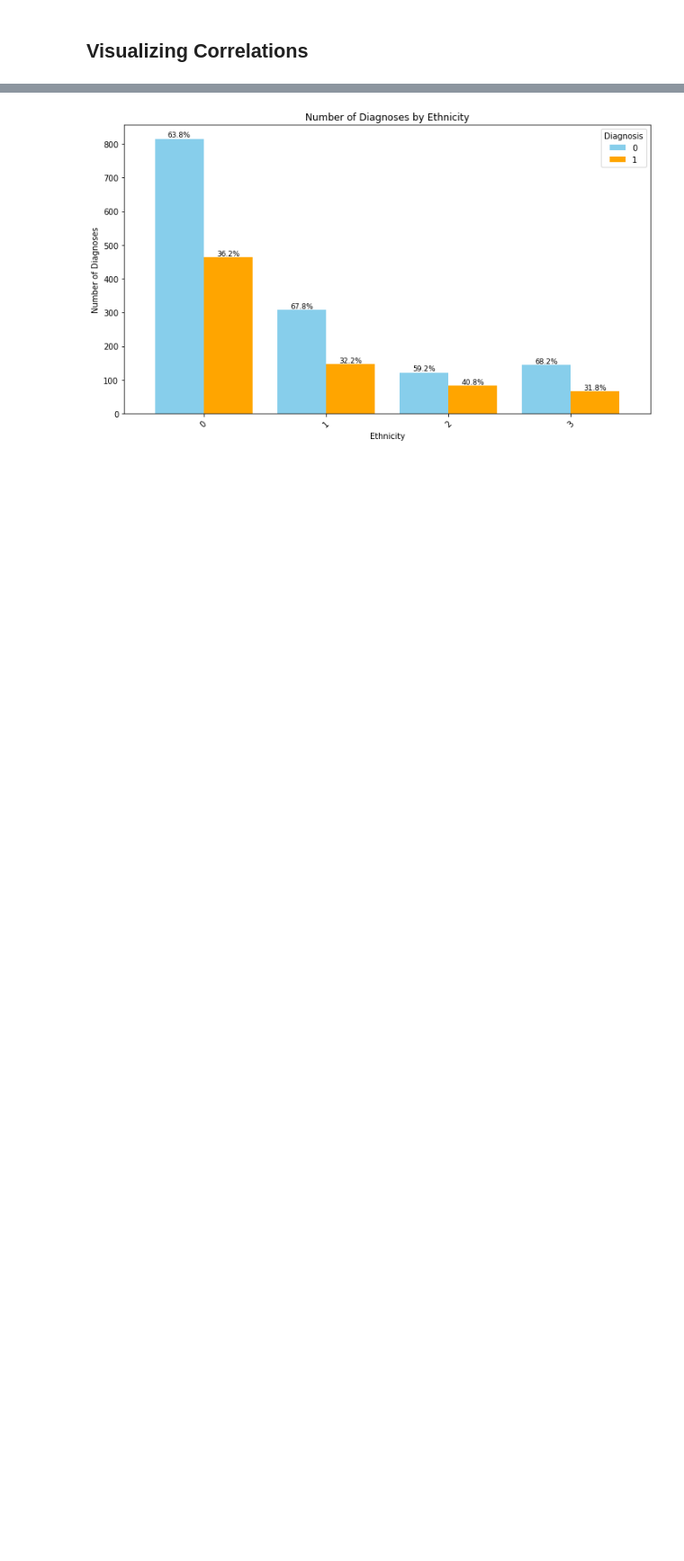
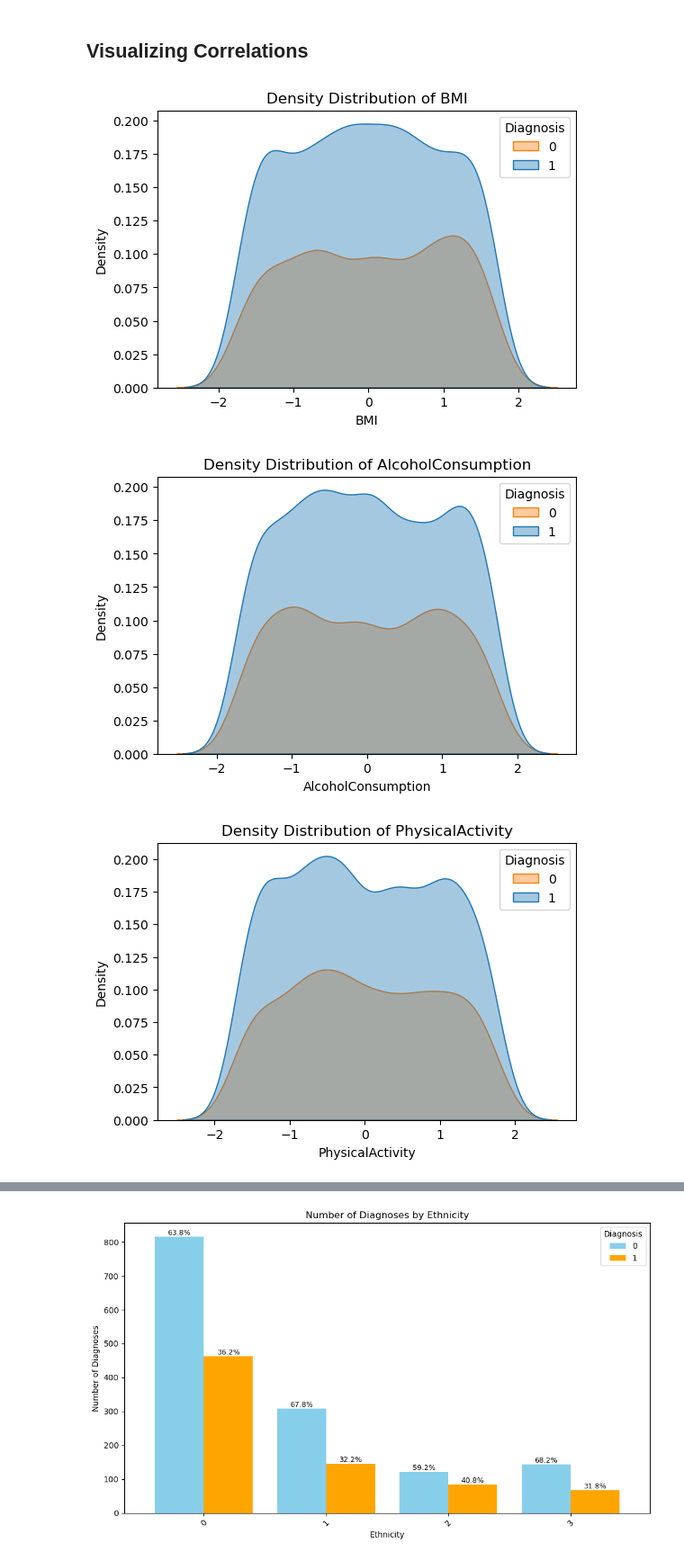
Before and after one commit to alekhyavittalam/alzheimers_diagnosis_prediction, a Jupyter notebook: alzheimers.ipynb, the cells around one changed output, grey strips where cells are left out. Shown at 90% size. Drawn from its saved outputs; the diff is of its cells as text; code cells hidden in the pictures; blank space fills up the shorter version.

```diff
--- a/alzheimers.ipynb
+++ b/alzheimers.ipynb
@@ -128,15 +128,17 @@ scaled_df[numeric_columns] = scaler.fit_transform(df[numeric_columns])
 # %%
 import seaborn as sns
 import matplotlib.pyplot as plt
-
 
 # Plot density distributions
 for var in numeric_columns:
     plt.figure(figsize=(6, 4))
     sns.kdeplot(data=scaled_df, x=var, hue='Diagnosis', fill=True, alpha=0.4)
     plt.title(f"Density Distribution of {var}")
     plt.xlabel(var)
     plt.ylabel("Density")
-    plt.legend(title="Diagnosis")
+    plt.legend(title="Diagnosis", labels=['0', '1'])
     plt.show()
 # %% [output]
+[figure, new version]
+[figure, new version]
+[figure, new version]
```
Also changed, not shown: parts of 32 cells of this notebook, 1 other file.
